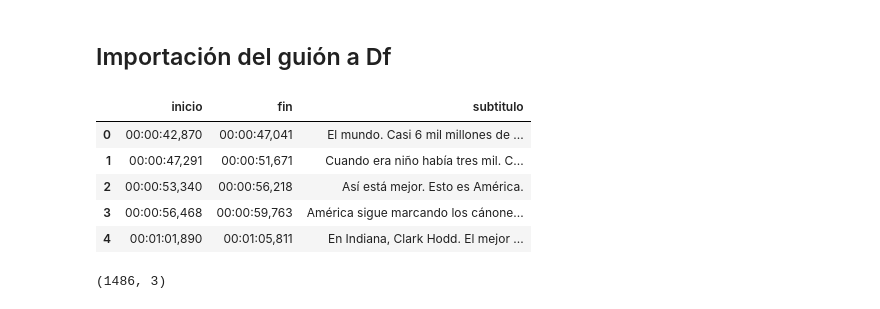
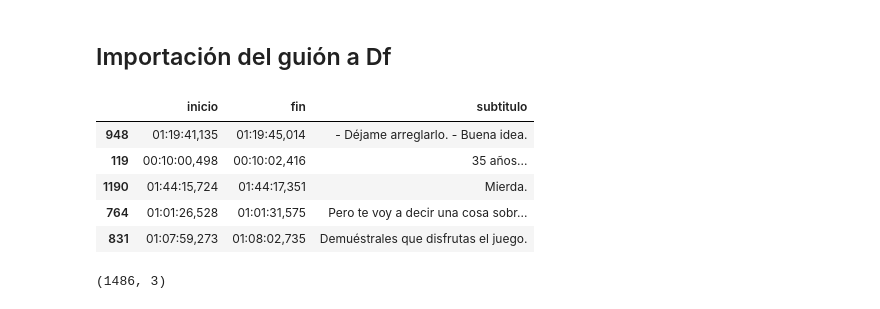
Before and after one commit to innovation-hard/deepLearnPproyFin, a Jupyter notebook: deepLearnProyFin.ipynb, the cells around one changed output. Saved outputs shown, nothing was run; the diff lists cells and outputs as text; code cells hidden in the pictures.

```diff
--- a/deepLearnProyFin.ipynb
+++ b/deepLearnProyFin.ipynb
@@ -51,14 +7,17 @@ df = pd.DataFrame({
 # %%
-df.to_csv("subtitulos.csv", index=False, encoding="utf-8")
+# Leer el archivo CSV
+df = pd.read_csv("subtitulos.csv", encoding="utf-8")
-# %%
-df.head()
-# %% [output]
-|  | inicio | fin | subtitulo |
-| 0 | 00:00:42,870 | 00:00:47,041 | El mundo. Casi 6 mil millones de ... |
-| 1 | 00:00:47,291 | 00:00:51,671 | Cuando era niño había tres mil. C... |
-| 2 | 00:00:53,340 | 00:00:56,218 | Así está mejor. Esto es América. |
-| 3 | 00:00:56,468 | 00:00:59,763 | América sigue marcando los cánone... |
-| 4 | 00:01:01,890 | 00:01:05,811 | En Indiana, Clark Hodd. El mejor ... |
+# %%
+# Mostrar todo el contenido en varias filas para cada columna
+pd.set_option('display.max_colwidth', None)
+df.sample(5)
+# %% [output]
+|  | inicio | fin | subtitulo |
+| 948 | 01:19:41,135 | 01:19:45,014 | - Déjame arreglarlo. - Buena idea. |
+| 119 | 00:10:00,498 | 00:10:02,416 | 35 años... |
+| 1190 | 01:44:15,724 | 01:44:17,351 | Mierda. |
+| 764 | 01:01:26,528 | 01:01:31,575 | Pero te voy a decir una cosa sobr... |
+| 831 | 01:07:59,273 | 01:08:02,735 | Demuéstrales que disfrutas el juego. |
 # %%
 df.shape
 # %% [output]
```
Also changed, not shown: parts of 4 cells of this notebook, 2 other files.
